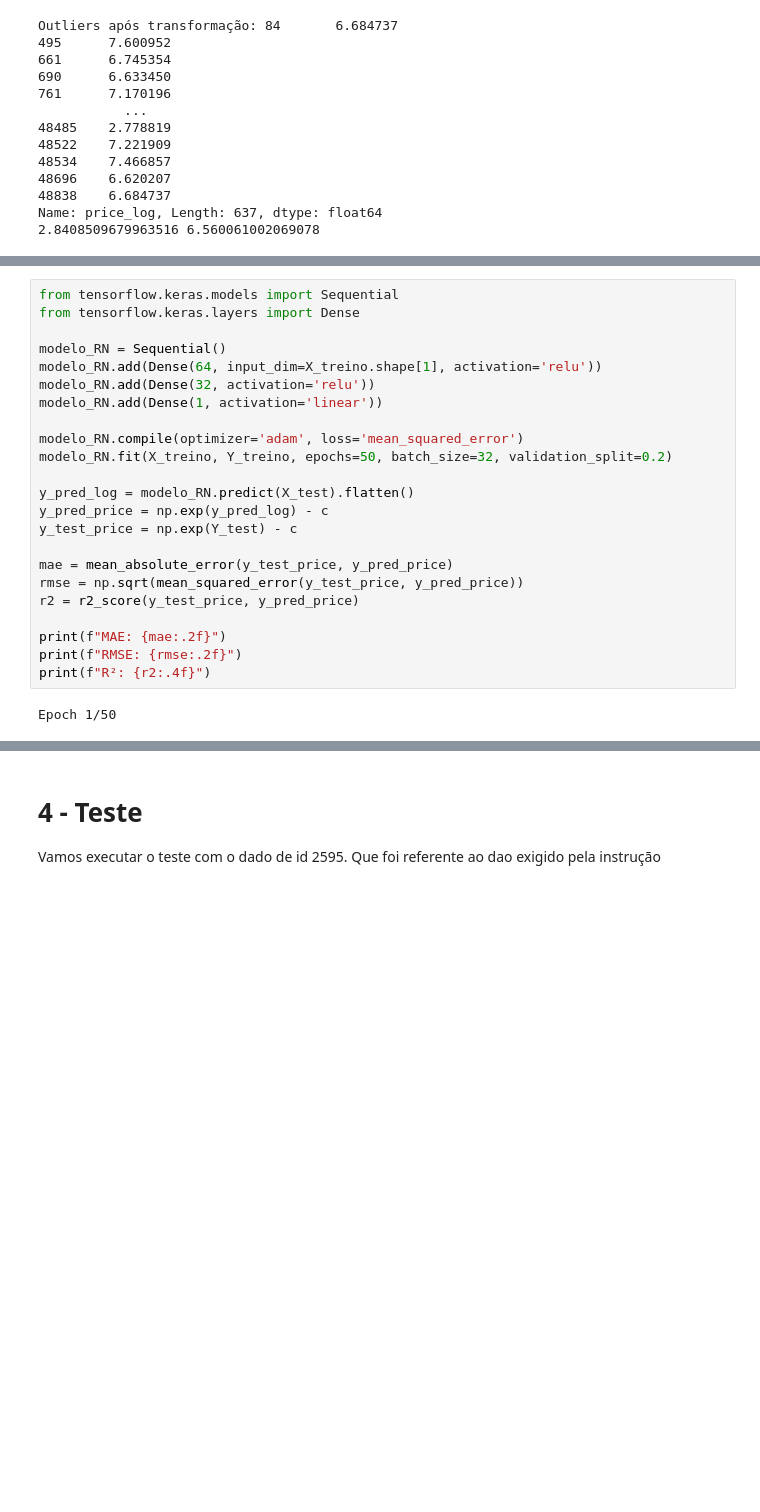
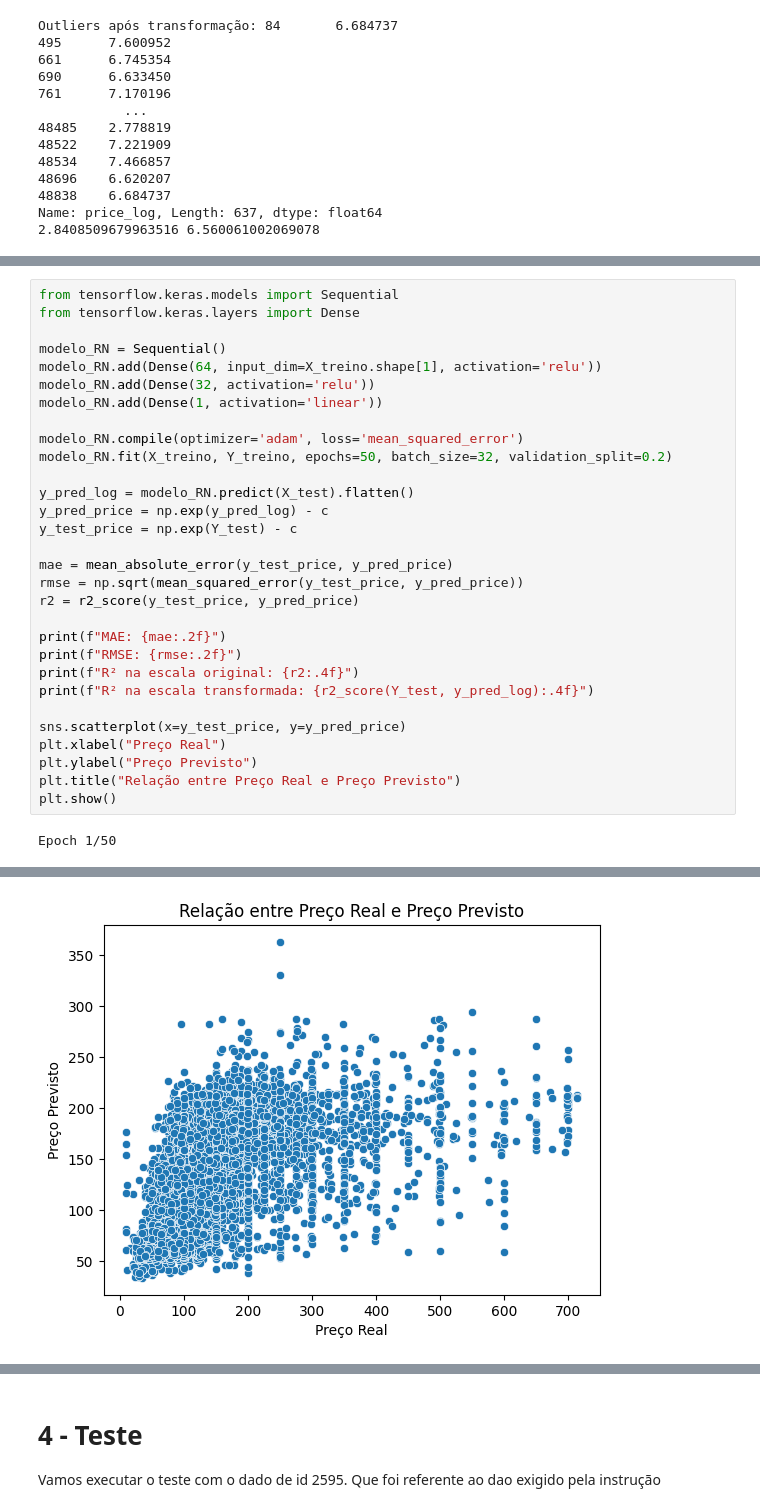
Before and after one commit to GarthTeixeira/light-house-project-DC, a Jupyter notebook: modelo.ipynb, the cells around one changed output, grey strips where cells are left out. Drawn from its saved outputs; the diff is of its cells as text; blank space fills up the shorter version.

```diff
--- a/modelo.ipynb
+++ b/modelo.ipynb
@@ -565,6 +598,13 @@ r2 = r2_score(y_test_price, y_pred_price)
 
 print(f"MAE: {mae:.2f}")
 print(f"RMSE: {rmse:.2f}")
-print(f"R²: {r2:.4f}")
+print(f"R² na escala original: {r2:.4f}")
+print(f"R² na escala transformada: {r2_score(Y_test, y_pred_log):.4f}")
+
+sns.scatterplot(x=y_test_price, y=y_pred_price)
+plt.xlabel("Preço Real")
+plt.ylabel("Preço Previsto")
+plt.title("Relação entre Preço Real e Preço Previsto")
+plt.show()
 # %% [output]
 Epoch 1/50
@@ -588,3 +628,4 @@ R²: 0.1287
+[figure, added]
 # %% [markdown]
 ## Perguntas
 
```
Also changed, not shown: parts of 10 cells of this notebook, 1 other file.
